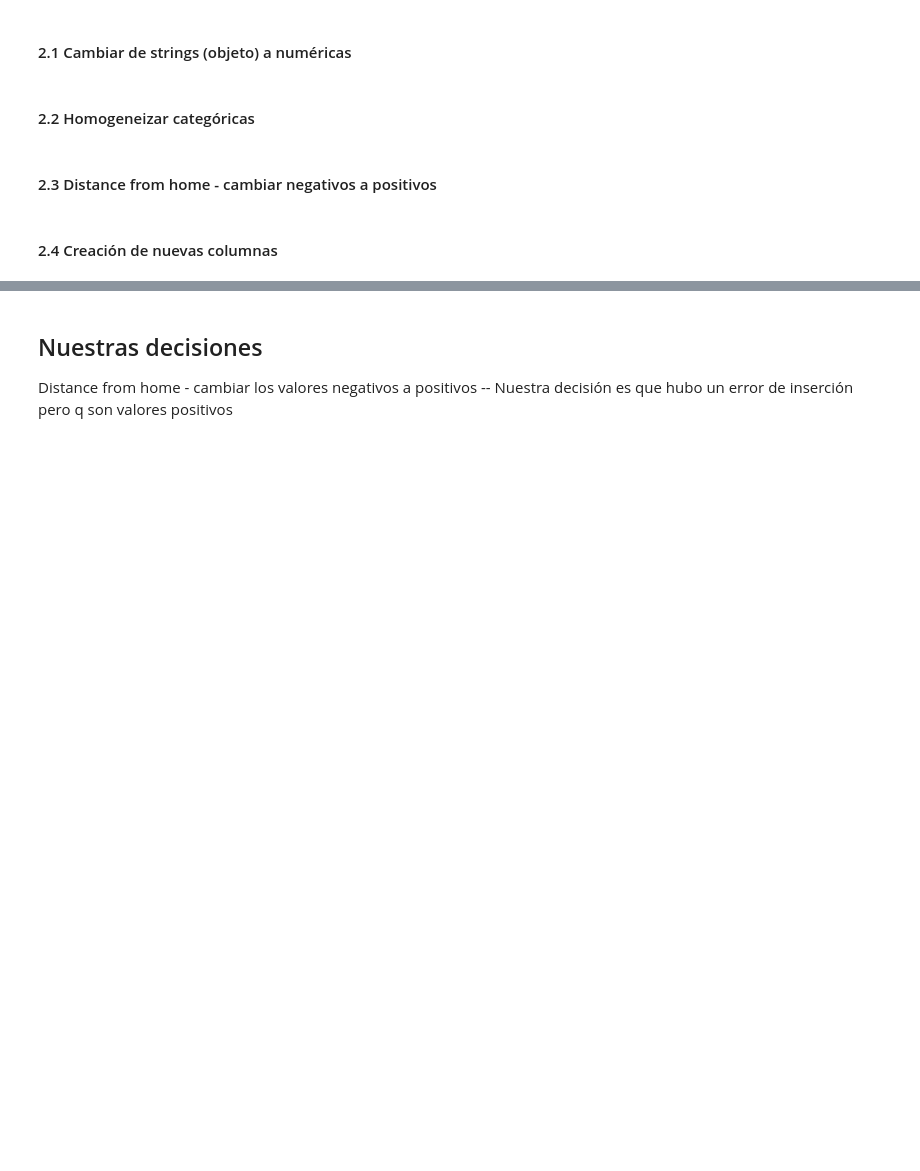
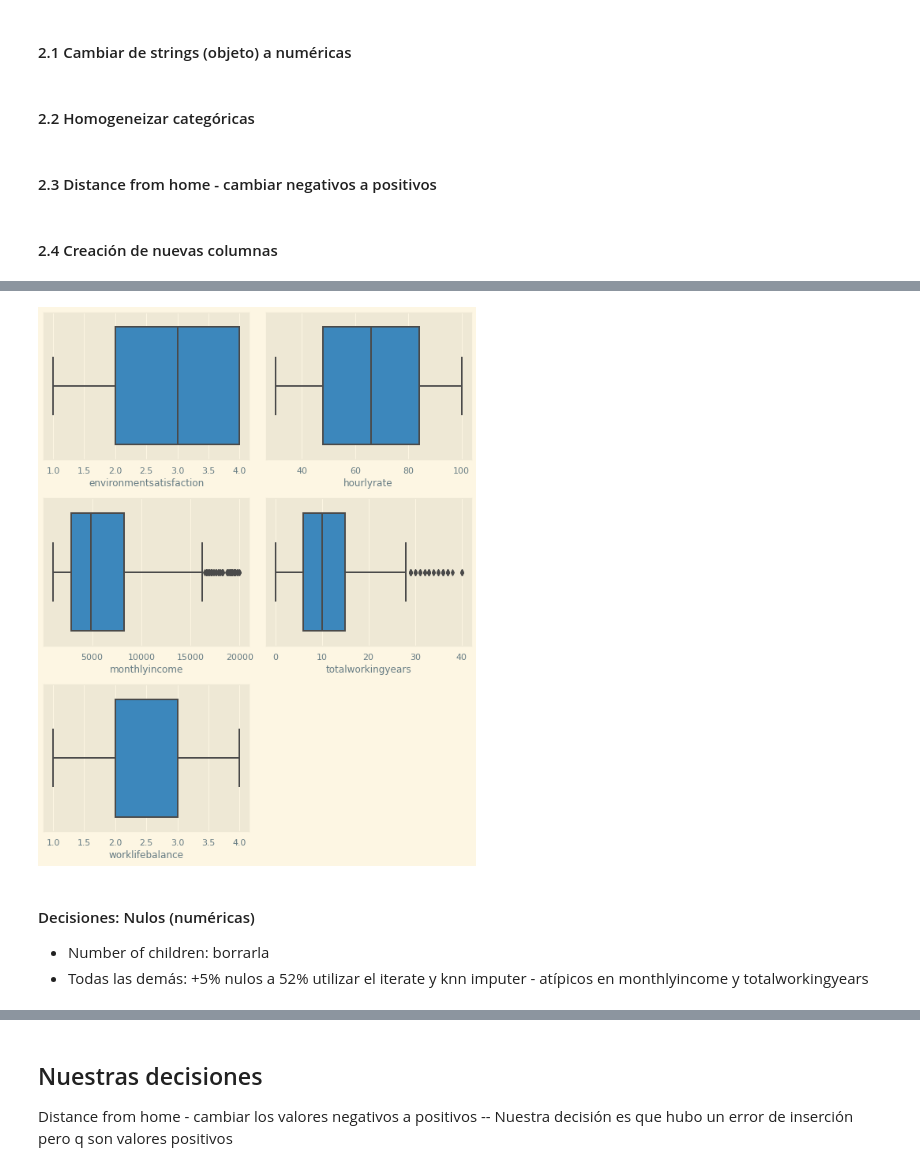
Before and after one commit to Adalab/proyecto-da-promo-Farzana-modulo3-team1, a Jupyter notebook: madre.ipynb, the cells around one changed output, grey strips where cells are left out. Cells and saved outputs as stored; diff of their text form; code cells hidden in the pictures; blank space fills up the shorter version.

Commit message:
con análisis de nulos numéricos, verificación de categóricas y duplicados

```diff
--- a/madre.ipynb
+++ b/madre.ipynb
@@ -197,0 +226,16 @@ filas duplicadas
+# %%
+
+def convertir_nulos (numero):
+    if numero == 1:
+        return numero
+    elif numero == 2:
+        return numero
+    elif numero == 3:
+        return numero
+    elif numero == 4:
+        return numero
+    else:
+        return np.nan
+
+#Creación de una columna con la función
+df_data_copy["environmentsatisfaction"] = df_data_copy["environmentsatisfaction"].apply(convertir_nulos)
@@ -214,0 +371,4 @@ df_data_copy.duplicated().sum()  #Nro. de duplicados
+# %%
+#Columnas numéricas con nulos
+nulos_num = df_data_copy[df_data_copy.columns[df_data_copy.isnull().any()]].select_dtypes(include = np.number).columns
+print(nulos_num)
@@ -214,0 +392,14 @@ df_data_copy.duplicated().sum()  #Nro. de duplicados
+# %%
+#Valores atípicos
+fig, axes = plt.subplots(nrows = 3, ncols = 2, figsize = (8,10))
+axes = axes.flat
+
+for indice, col in enumerate(nulos_num):
+    sns.boxplot(x = col, data = df_data_copy, ax = axes[indice])
+    plt.xlabel(col)
+
+plt.tight_layout()
+fig.delaxes(axes[-1])
+plt.show();
+# %% [output]
+[figure, added]
@@ -214,0 +440,4 @@ df_data_copy.duplicated().sum()  #Nro. de duplicados
+# %% [markdown]
+#### Decisiones: Nulos (numéricas)
+- Number of children: borrarla
+- Todas las demás: +5% nulos a 52% utilizar el iterate y knn imputer - atípicos en monthlyincome y totalworkingyears
```
Also changed, not shown: parts of 38 cells of this notebook.
